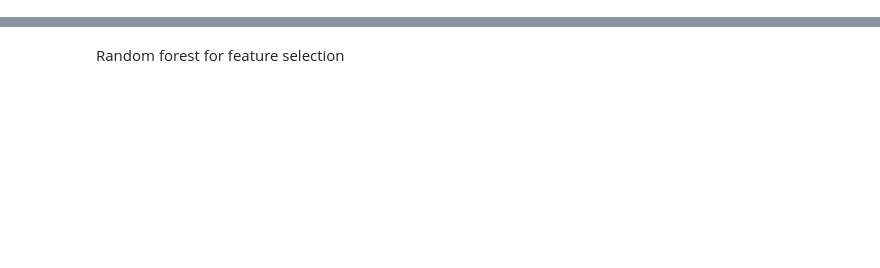
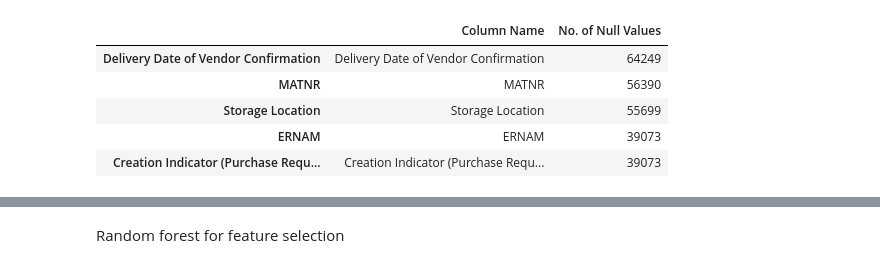
Before and after one commit to sri-anirudh/Deloitte-project, a Jupyter notebook: analysis2.ipynb, the cells around one changed output, grey strips where cells are left out. Drawn from its saved outputs; the diff is of its cells as text; code cells hidden in the pictures; blank space fills up the shorter version.

```diff
--- a/analysis2.ipynb
+++ b/analysis2.ipynb
@@ -47,6 +47,7 @@ purchase_requisition_df = pd.read_excel('Purchase Requisition.xlsx')
 order_delay = purchase_requisition_df.groupby(['Purchase Order Number', 'Item Number of Purchasing Document','Creation Indicator (Purchase Requisition/Schedule Lines)']).apply(lambda x: (x['Purchase Order Date'] - x['Requisition (Request) Date']).max()).reset_index()
 order_delay.columns = ['Purchase Order Number', 'Item Number of Purchasing Document','Creation Indicator (Purchase Requisition/Schedule Lines)', 'PR_to_PO_delay']
 merged_df = merged_df.merge(order_delay, left_on=['EBELN', 'EBELP'], right_on=['Purchase Order Number', 'Item Number of Purchasing Document'], how='left')
+merged_df['PR_to_PO_delay'] = merged_df['PR_to_PO_delay'].dt.days
 #join with purchasing document header to get Vendor and Currency information
 purchasing_document_header_df = pd.read_excel('Purchasing Document Header.xlsx')
 merged_df = merged_df.merge(purchasing_document_header_df[['Purchasing Document Number', 'Purchasing Group', 'Purchasing Organization', 'Vendor Account Number', 'Currency Key', 'Exchange Rate']],
@@ -90,13 +91,20 @@ merged_df=merged_df[['EBELN', 'EBELP', 'createtime', 'firstreceivetime','expecte
        'Net Order Value in PO Currency', 'Quantity']]
 
 merged_df['NETPR_normalized'] = merged_df['NETPR'] * merged_df['Exchange Rate']
-n = 103
+
+merged_df.dropna(subset='GDdays', inplace=True)
+
+n = 500
 
 # Define the bin edges
 bins = [3*i for i in range(n)]
+bins_neg = [3*i for i in range(-n,n)]
+
 labels = range(1, n)
+labels_neg = range(-n+1, n)
+
 # Bin the values in the 'expected_GR_days' column
 merged_df['expected_GR_days_bin'] = pd.cut(merged_df['expected_GR_days'], bins=bins, labels=labels, right=False)
-merged_df['GR_delay_bin'] = pd.cut(merged_df['GR_delay'], bins=bins, labels=labels, right=False)
+merged_df['GR_delay_bin'] = pd.cut(merged_df['GR_delay'], bins=bins_neg, labels=labels_neg, right=False)
 merged_df['GDdays_bin'] = pd.cut(merged_df['GDdays'], bins=bins, labels=labels, right=False)
 merged_df['GR_delay_flag_bin'] = merged_df['GR_delay_bin'].apply(lambda x: 1 if x > 1 else 0)
@@ -131,0 +123,18 @@ for column in ['Vendor Account Number', 'MATKL', 'Currency Key', 'WERKS']:
+# %%
+import pandas as pd
+
+# Create the DataFrame
+merged_df_null_counts = pd.DataFrame({
+    'Column Name': merged_df.columns,
+    'No. of Null Values': merged_df.isnull().sum()
+})
+
+merged_df_null_counts.sort_values(by='No. of Null Values', ascending=False, inplace=True)
+merged_df_null_counts[merged_df_null_counts['No. of Null Values']!=0]
+# %% [output]
+|  | Column Name | No. of Null Values |
+| Delivery Date of Vendor Confirmation | Delivery Date of Vendor Confirmation | 64249 |
+| MATNR | MATNR | 56390 |
+| Storage Location | Storage Location | 55699 |
+| ERNAM | ERNAM | 39073 |
+| Creation Indicator (Purchase Requ... | Creation Indicator (Purchase Requ... | 39073 |
```
Also changed, not shown: parts of 17 cells of this notebook, 1 other file.
